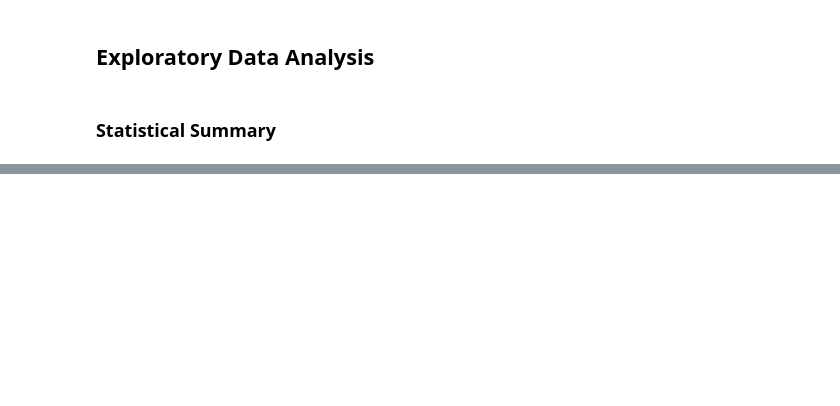
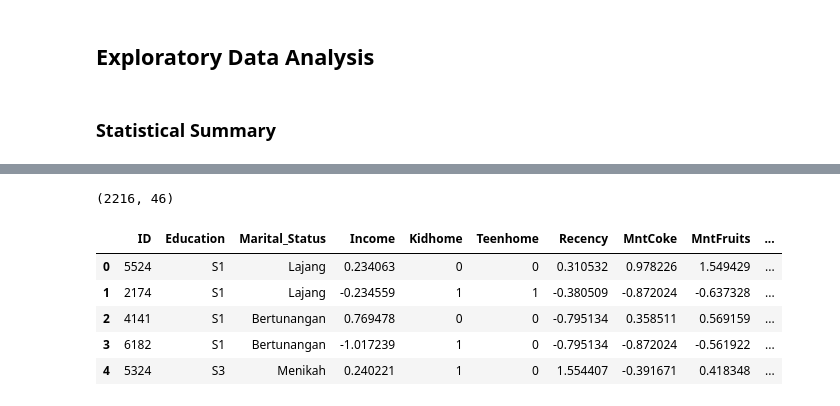
Before and after one commit to audryannoor/Predict-Customer-Personality-To-Boost-Marketing-Campaign-By-Using-Machine-Learning, a Jupyter notebook: Rafif Noor Audryan_Marketing Campaign.ipynb, the cells around one changed output, grey strips where cells are left out. Drawn from its saved outputs; the diff is of its cells as text; code cells hidden in the pictures; blank space fills up the shorter version.

```diff
--- a/Rafif Noor Audryan_Marketing Campaign.ipynb
+++ b/Rafif Noor Audryan_Marketing Campaign.ipynb
@@ -239,0 +319,5 @@ for col in cat:
+# %%
+for col in cat:
+    print(f'''Value count kolom {col}:''')
+    print(df[col].value_counts())
+    print()
@@ -239,0 +380,21 @@ for col in cat:
+# %%
+numerical_feature = ['Income','Recency', 'MntCoke', 'MntFruits', 'MntMeatProducts', 'MntFishProducts', 'MntSweetProducts', 'MntGoldProds',
+            'NumDealsPurchases', 'NumWebPurchases', 'NumCatalogPurchases', 'NumStorePurchases', 'NumWebVisitsMonth', 'age','joint_at_age',
+            'total_kid', 'total_spent','total_accept_campaign', 'total_transaction','conversion_rate']
+# %%
+from sklearn.preprocessing import StandardScaler
+df_std = df_clean.copy()
+ss = StandardScaler()
+
+for col in numerical_feature:
+    df_std[col] = ss.fit_transform(df_std[[col]])
+
+display(df_std.shape,df_std.head(5))
+# %% [output]
+(2216, 46)
+|  | ID | Education | Marital_Status | Income | Kidhome | Teenhome | Recency | MntCoke | MntFruits | ... |
+| 0 | 5524 | S1 | Lajang | 0.234063 | 0 | 0 | 0.310532 | 0.978226 | 1.549429 | ... |
+| 1 | 2174 | S1 | Lajang | -0.234559 | 1 | 1 | -0.380509 | -0.872024 | -0.637328 | ... |
+| 2 | 4141 | S1 | Bertunangan | 0.769478 | 0 | 0 | -0.795134 | 0.358511 | 0.569159 | ... |
+| 3 | 6182 | S1 | Bertunangan | -1.017239 | 1 | 0 | -0.795134 | -0.872024 | -0.561922 | ... |
+| 4 | 5324 | S3 | Menikah | 0.240221 | 1 | 0 | 1.554407 | -0.391671 | 0.418348 | ... |
```
Also changed, not shown: parts of 31 cells of this notebook.
